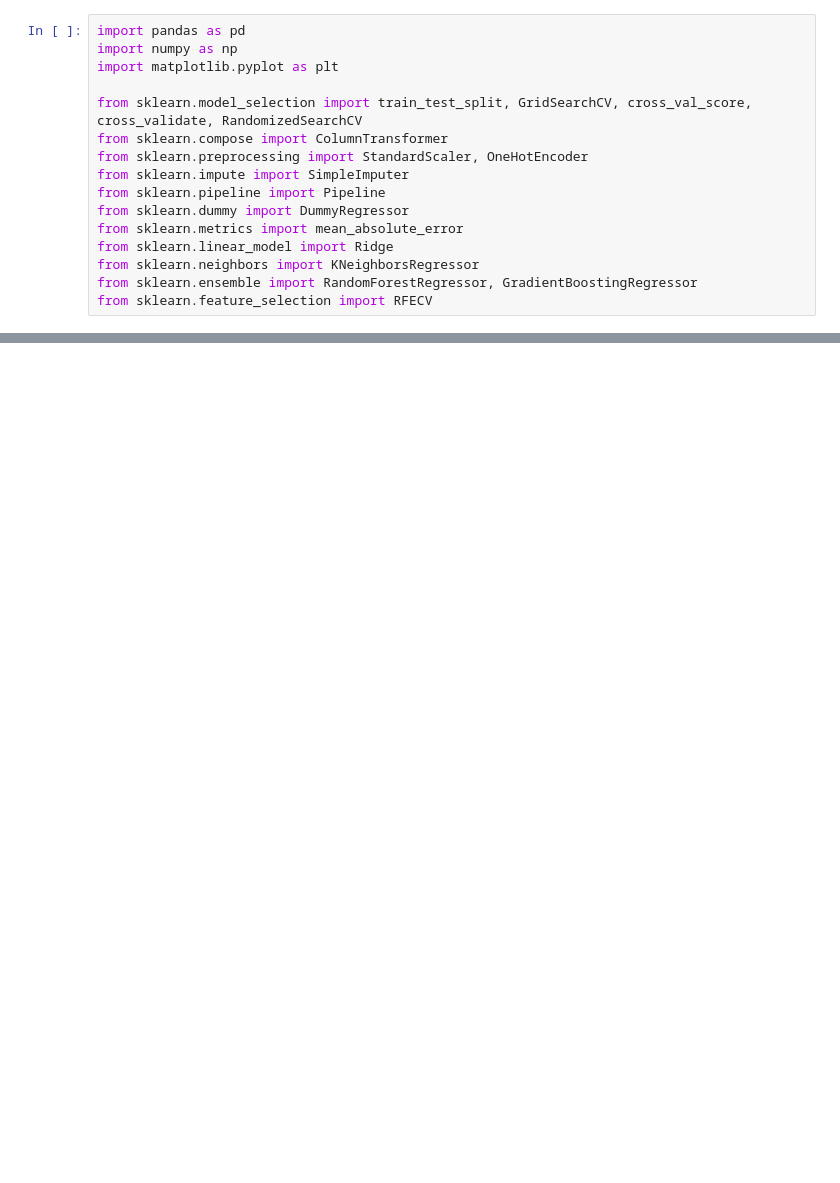
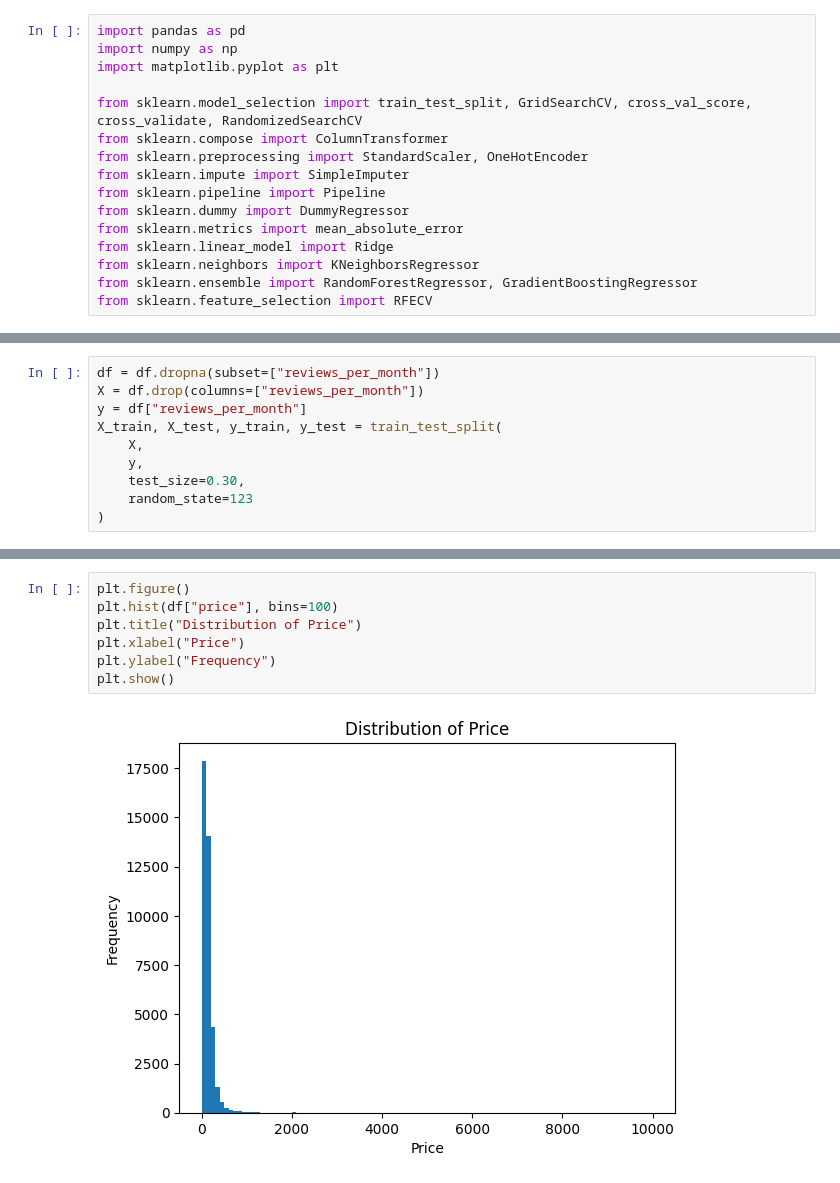
Before and after one commit to leowu555/airbnb-listing-popularity-prediction, a Jupyter notebook: airbnb_project.ipynb, the cells around one changed output, grey strips where cells are left out. Cells and saved outputs as stored; diff of their text form; blank space fills up the shorter version.

```diff
--- a/airbnb_project.ipynb
+++ b/airbnb_project.ipynb
@@ -24,3 +24,13 @@ df.head()
 | 2 | 3647 | THE VILLAGE OF HARLEM....NEW YORK ! | 4632 | Elisabeth | Manhattan | Harlem | 40.80902 | -73.94190 | ... |
 | 3 | 3831 | Cozy Entire Floor of Brownstone | 4869 | LisaRoxanne | Brooklyn | Clinton Hill | 40.68514 | -73.95976 | ... |
 | 4 | 5022 | Entire Apt: Spacious Studio/Loft ... | 7192 | Laura | Manhattan | East Harlem | 40.79851 | -73.94399 | ... |
+# %%
+df = df.dropna(subset=["reviews_per_month"])
+X = df.drop(columns=["reviews_per_month"])
+y = df["reviews_per_month"]
+X_train, X_test, y_train, y_test = train_test_split(
+    X,
+    y,
+    test_size=0.30,
+    random_state=123
+)
@@ -26,0 +69,9 @@ df.head()
+# %%
+plt.figure()
+plt.hist(df["price"], bins=100)
+plt.title("Distribution of Price")
+plt.xlabel("Price")
+plt.ylabel("Frequency")
+plt.show()
+# %% [output]
+[figure, added]
```
Also changed, not shown: parts of 13 cells of this notebook.
